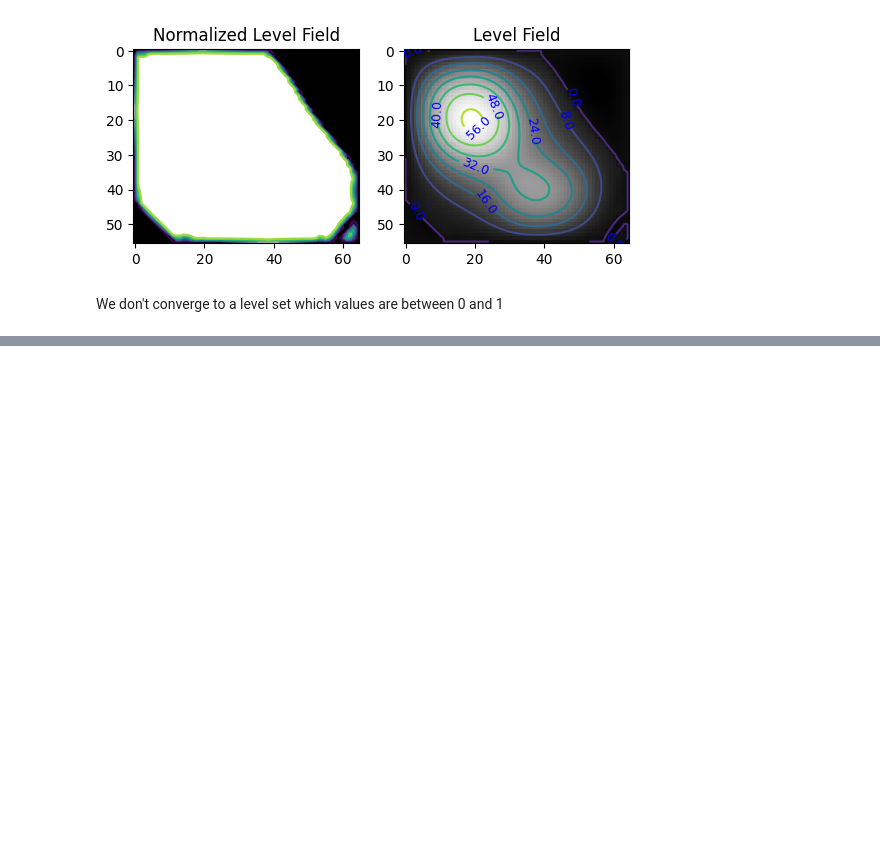
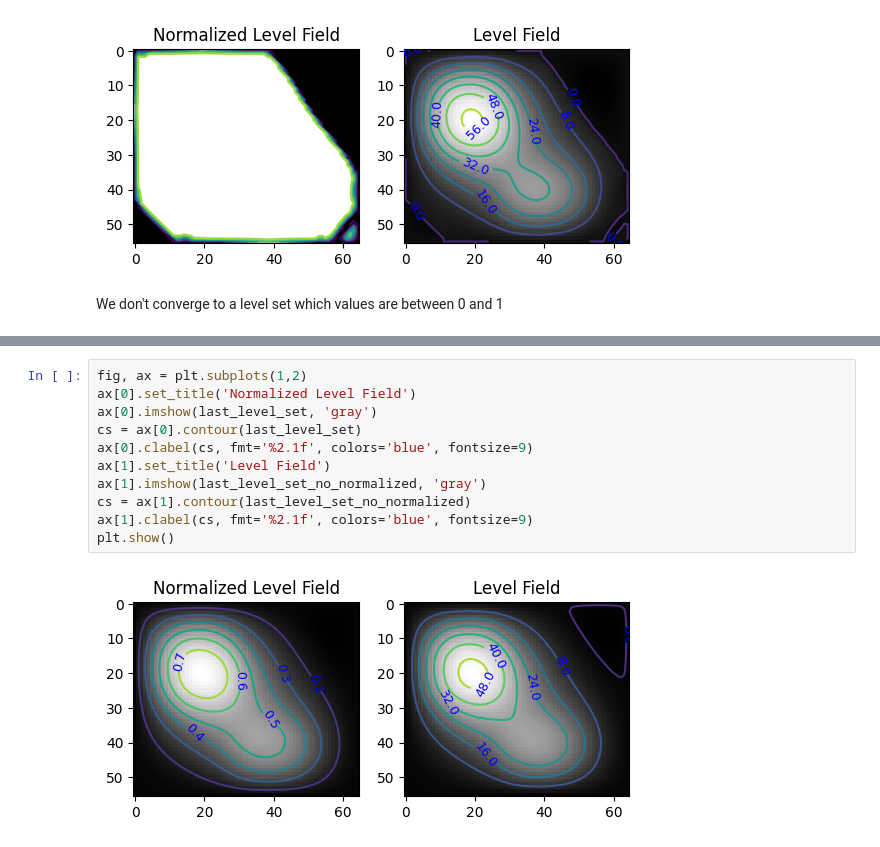
Before and after one commit to laufuentes/medical-image-project, a Jupyter notebook: test_GCS.ipynb, the cells around one changed output, grey strips where cells are left out. Drawn from its saved outputs; the diff is of its cells as text; blank space fills up the shorter version.

```diff
--- a/test_GCS.ipynb
+++ b/test_GCS.ipynb
@@ -87,0 +106,13 @@ last_level_set, last_level_set_no_normalized = segmentator.run()
+# %%
+fig, ax = plt.subplots(1,2)
+ax[0].set_title('Normalized Level Field')
+ax[0].imshow(last_level_set, 'gray')
+cs = ax[0].contour(last_level_set)
+ax[0].clabel(cs, fmt='%2.1f', colors='blue', fontsize=9)
+ax[1].set_title('Level Field')
+ax[1].imshow(last_level_set_no_normalized, 'gray')
+cs = ax[1].contour(last_level_set_no_normalized)
+ax[1].clabel(cs, fmt='%2.1f', colors='blue', fontsize=9)
+plt.show()
+# %% [output]
+[figure, added]
```
Also changed, not shown: parts of 12 cells of this notebook, 4 other files.
